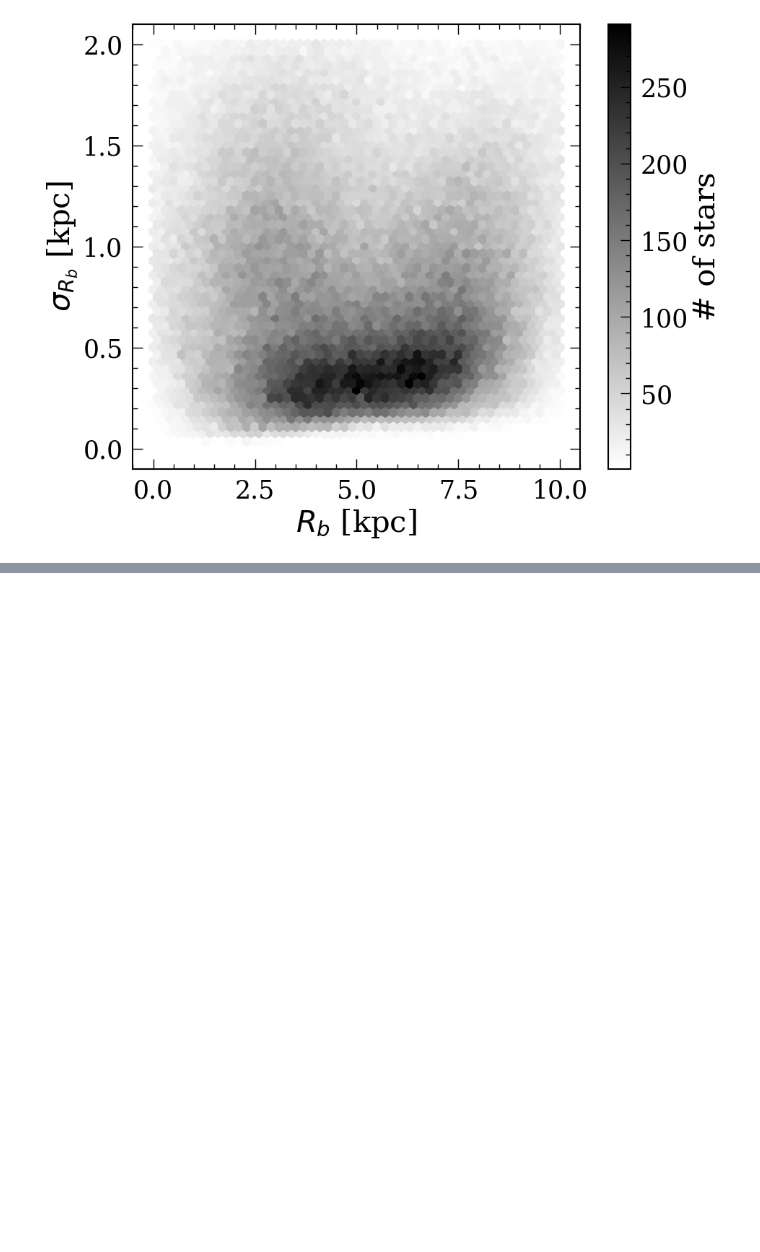
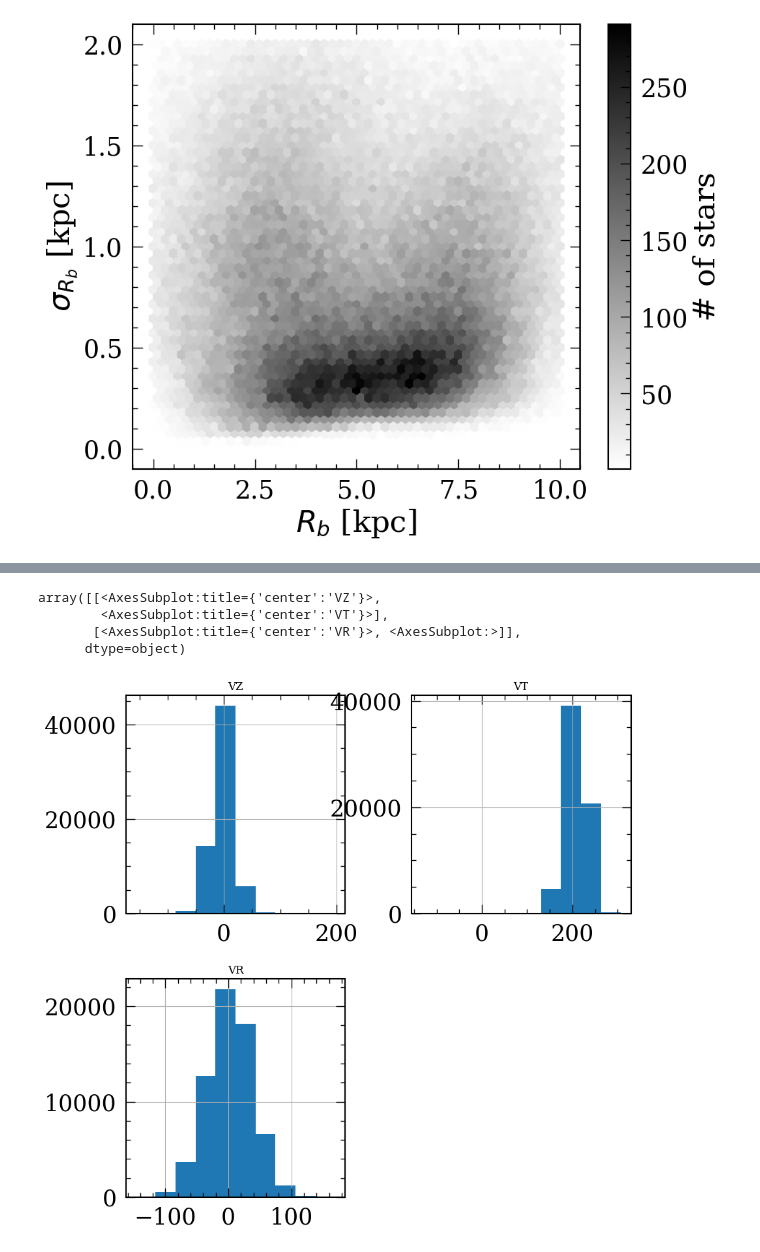
Before and after one commit to lyx12311/FeHScatter, a Jupyter notebook: Figures-Paper2.ipynb, the cells around one changed output, grey strips where cells are left out. Drawn from its saved outputs; the diff is of its cells as text; code cells hidden in the pictures; blank space fills up the shorter version.

```diff
--- a/Figures-Paper2.ipynb
+++ b/Figures-Paper2.ipynb
@@ -234,3 +237,15 @@ The PostScript backend does not support transparency; partially transparent arti
+# %%
+sub_tryRb = sub_tryRb.loc[abs(sub_tryRb['VZ'])<200]
+sub_tryRb = sub_tryRb.loc[abs(sub_tryRb['VT'])<500]
+sub_tryRb = sub_tryRb.loc[abs(sub_tryRb['VR'])<500]
+sub_tryRb = sub_tryRb.loc[abs(sub_tryRb['ECC'])<0.5]
+sub_tryRb[['VZ','VT','VR']].hist()
+# %% [output]
+array([[<AxesSubplot:title={'center':'VZ'}>,
+        <AxesSubplot:title={'center':'VT'}>],
+       [<AxesSubplot:title={'center':'VR'}>, <AxesSubplot:>]],
+      dtype=object)
+[figure, added]
 # %%
 def avr(age, r, vz, rbin=np.linspace(6,12,4), agebin=np.linspace(0,14,10)):
     colors = getcolor(range(len(rbin)+1))
```
Also changed, not shown: parts of 7 cells of this notebook, 3 other files.
